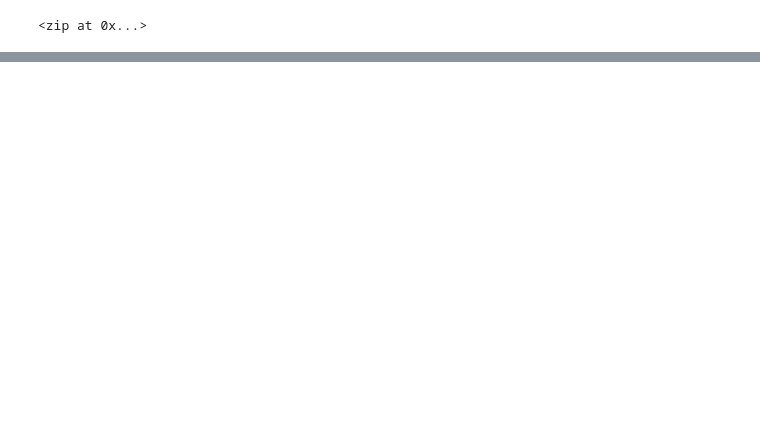
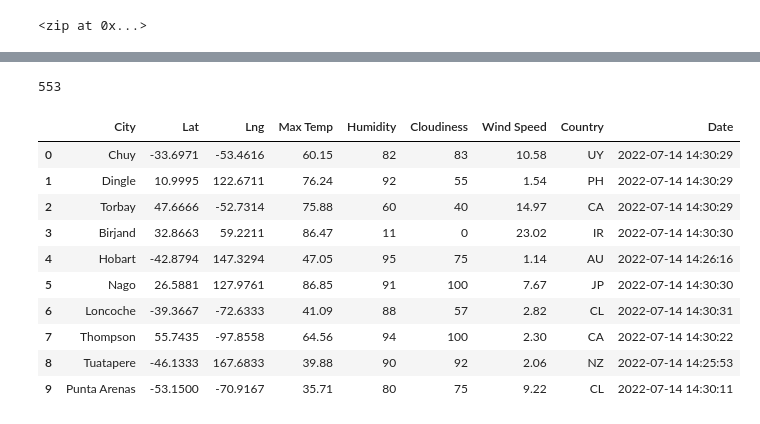
Before and after one commit to ellegenzi/World_Weather_Analysis, a Jupyter notebook: WeatherPy.ipynb, the cells around one changed output, grey strips where cells are left out. Drawn from its saved outputs; the diff is of its cells as text; code cells hidden in the pictures; blank space fills up the shorter version.

```diff
--- a/WeatherPy.ipynb
+++ b/WeatherPy.ipynb
@@ -32,0 +128,20 @@ len(cities)
+# %%
+len(city_data)
+# %% [output]
+553
+# %%
+# Convert the array of dictionaries to a Pandas DataFrame.
+city_data_df = pd.DataFrame(city_data)
+city_data_df.head(10)
+# %% [output]
+|  | City | Lat | Lng | Max Temp | Humidity | Cloudiness | Wind Speed | Country | Date |
+| 0 | Chuy | -33.6971 | -53.4616 | 60.15 | 82 | 83 | 10.58 | UY | 2022-07-14 14:30:29 |
+| 1 | Dingle | 10.9995 | 122.6711 | 76.24 | 92 | 55 | 1.54 | PH | 2022-07-14 14:30:29 |
+| 2 | Torbay | 47.6666 | -52.7314 | 75.88 | 60 | 40 | 14.97 | CA | 2022-07-14 14:30:29 |
+| 3 | Birjand | 32.8663 | 59.2211 | 86.47 | 11 | 0 | 23.02 | IR | 2022-07-14 14:30:30 |
+| 4 | Hobart | -42.8794 | 147.3294 | 47.05 | 95 | 75 | 1.14 | AU | 2022-07-14 14:26:16 |
+| 5 | Nago | 26.5881 | 127.9761 | 86.85 | 91 | 100 | 7.67 | JP | 2022-07-14 14:30:30 |
+| 6 | Loncoche | -39.3667 | -72.6333 | 41.09 | 88 | 57 | 2.82 | CL | 2022-07-14 14:30:31 |
+| 7 | Thompson | 55.7435 | -97.8558 | 64.56 | 94 | 100 | 2.30 | CA | 2022-07-14 14:30:22 |
+| 8 | Tuatapere | -46.1333 | 167.6833 | 39.88 | 90 | 92 | 2.06 | NZ | 2022-07-14 14:25:53 |
+| 9 | Punta Arenas | -53.1500 | -70.9167 | 35.71 | 80 | 75 | 9.22 | CL | 2022-07-14 14:30:11 |
```
Also changed, not shown: parts of 9 cells of this notebook, 2 other files.
